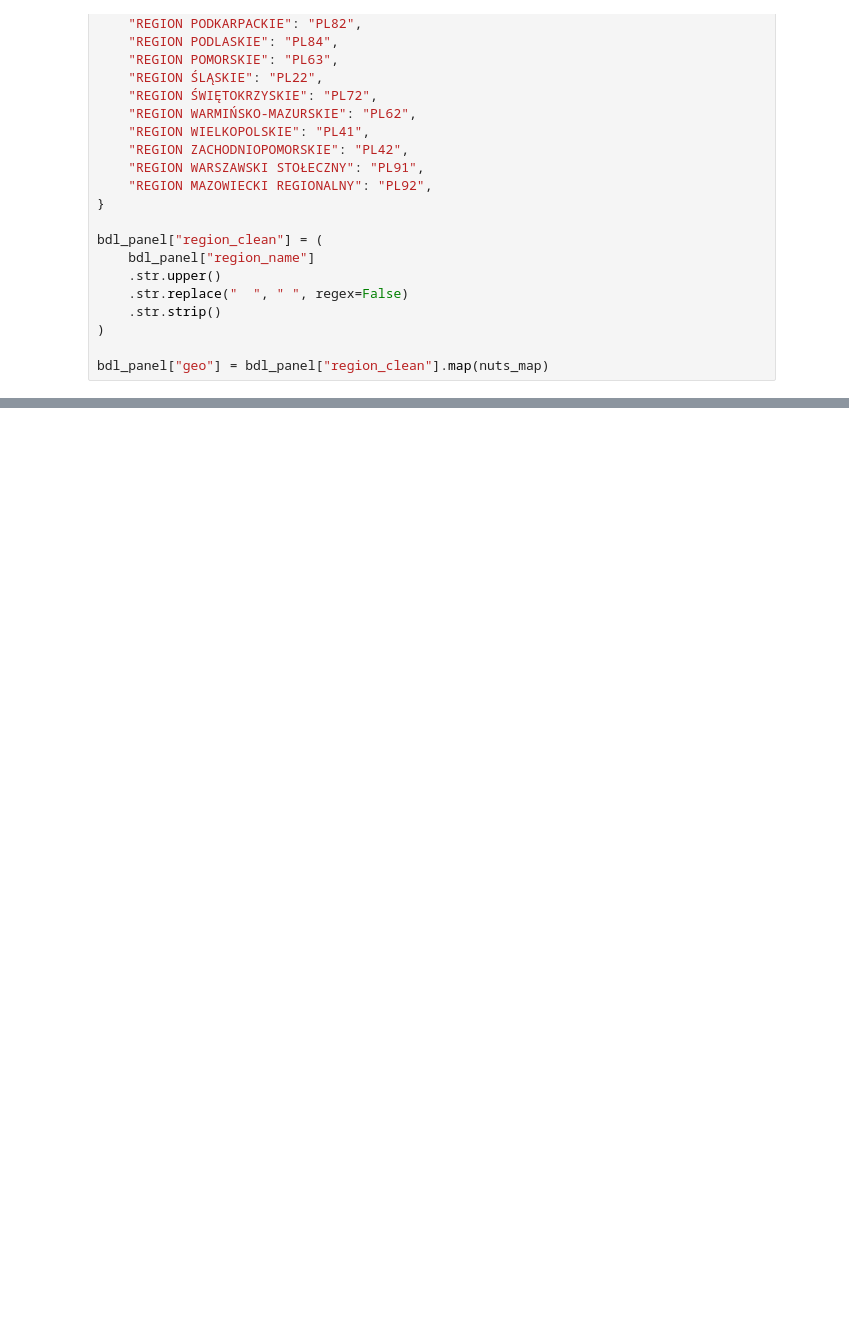
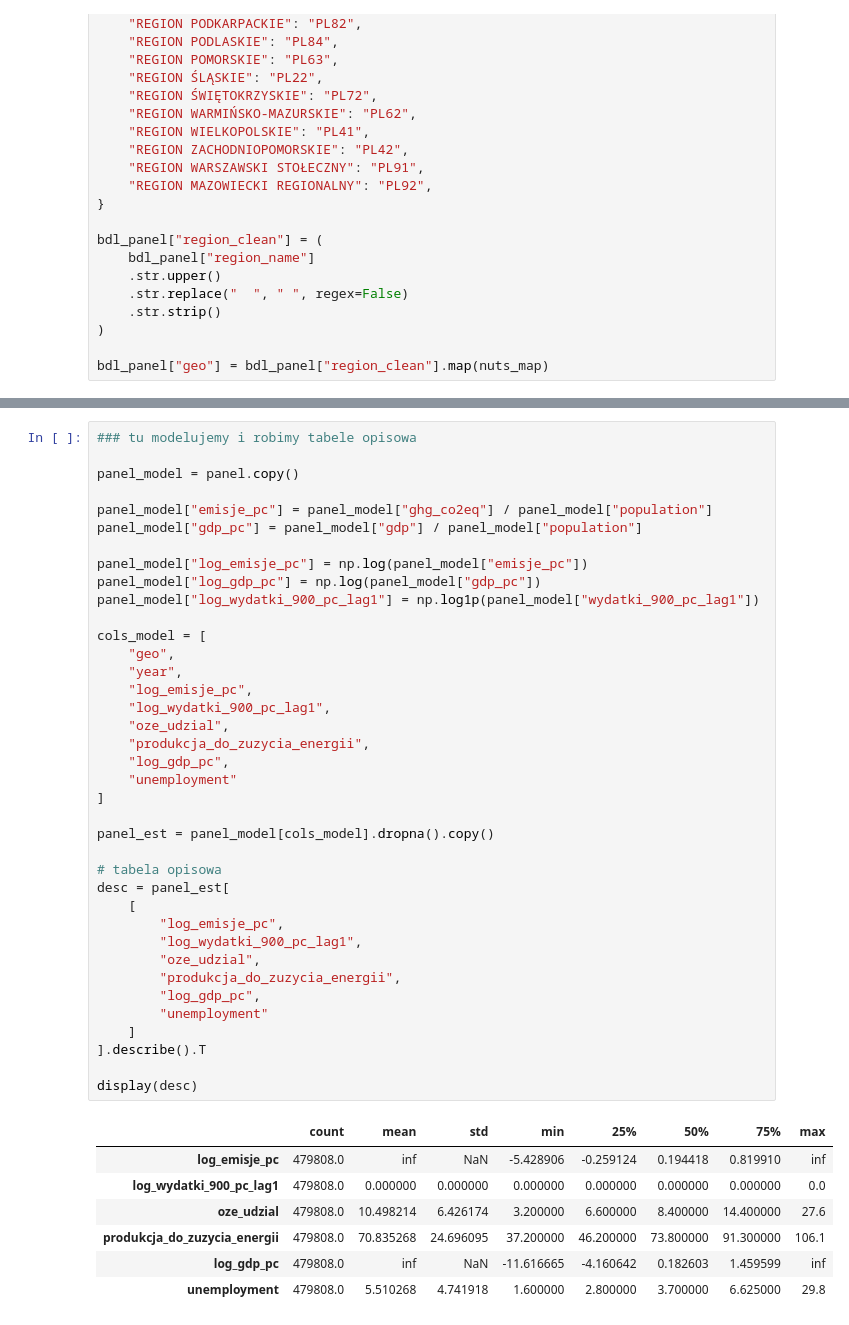
Before and after one commit to jjabuk/sgh-panele-projekt, a Jupyter notebook: main2.ipynb, the cells around one changed output, grey strips where cells are left out. Drawn from its saved outputs; the diff is of its cells as text; blank space fills up the shorter version.

```diff
--- a/main2.ipynb
+++ b/main2.ipynb
@@ -331,0 +404,46 @@ NameError: name 'panel_emisje' is not defined
+# %%
+### tu modelujemy i robimy tabele opisowa
+
+panel_model = panel.copy()
+
+panel_model["emisje_pc"] = panel_model["ghg_co2eq"] / panel_model["population"]
+panel_model["gdp_pc"] = panel_model["gdp"] / panel_model["population"]
+
+panel_model["log_emisje_pc"] = np.log(panel_model["emisje_pc"])
+panel_model["log_gdp_pc"] = np.log(panel_model["gdp_pc"])
+panel_model["log_wydatki_900_pc_lag1"] = np.log1p(panel_model["wydatki_900_pc_lag1"])
+
+cols_model = [
+    "geo",
+    "year",
+    "log_emisje_pc",
+    "log_wydatki_900_pc_lag1",
+    "oze_udzial",
+    "produkcja_do_zuzycia_energii",
+    "log_gdp_pc",
+    "unemployment"
+]
+
+panel_est = panel_model[cols_model].dropna().copy()
+
+# tabela opisowa
+desc = panel_est[
+    [
+        "log_emisje_pc",
+        "log_wydatki_900_pc_lag1",
+        "oze_udzial",
+        "produkcja_do_zuzycia_energii",
+        "log_gdp_pc",
+        "unemployment"
+    ]
+].describe().T
+
+display(desc)
+# %% [output]
+|  | count | mean | std | min | 25% | 50% | 75% | max |
+| log_emisje_pc | 479808.0 | inf | NaN | -5.428906 | -0.259124 | 0.194418 | 0.819910 | inf |
+| log_wydatki_900_pc_lag1 | 479808.0 | 0.000000 | 0.000000 | 0.000000 | 0.000000 | 0.000000 | 0.000000 | 0.0 |
+| oze_udzial | 479808.0 | 10.498214 | 6.426174 | 3.200000 | 6.600000 | 8.400000 | 14.400000 | 27.6 |
+| produkcja_do_zuzycia_energii | 479808.0 | 70.835268 | 24.696095 | 37.200000 | 46.200000 | 73.800000 | 91.300000 | 106.1 |
+| log_gdp_pc | 479808.0 | inf | NaN | -11.616665 | -4.160642 | 0.182603 | 1.459599 | inf |
+| unemployment | 479808.0 | 5.510268 | 4.741918 | 1.600000 | 2.800000 | 3.700000 | 6.625000 | 29.8 |
```
Also changed, not shown: parts of 9 cells of this notebook.
